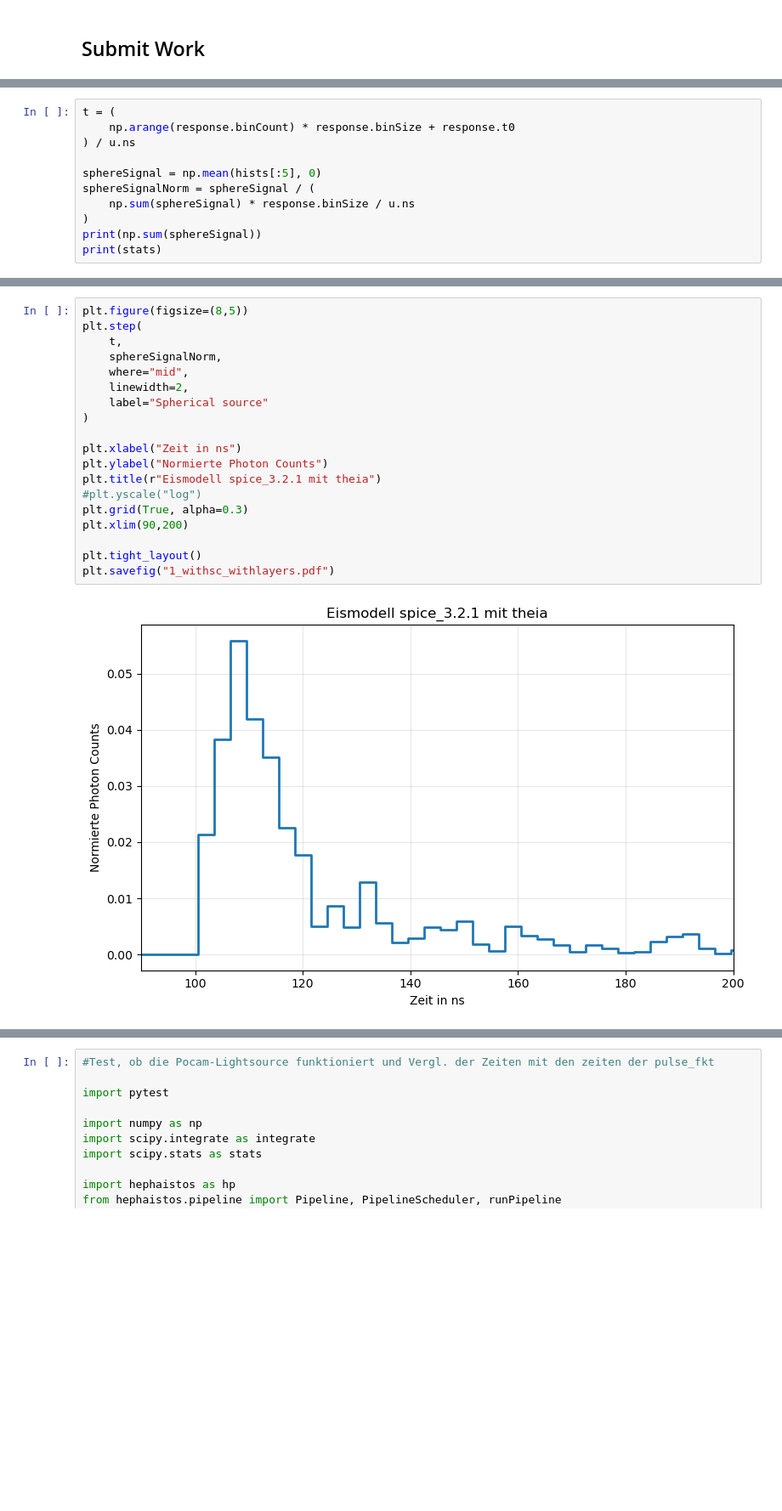
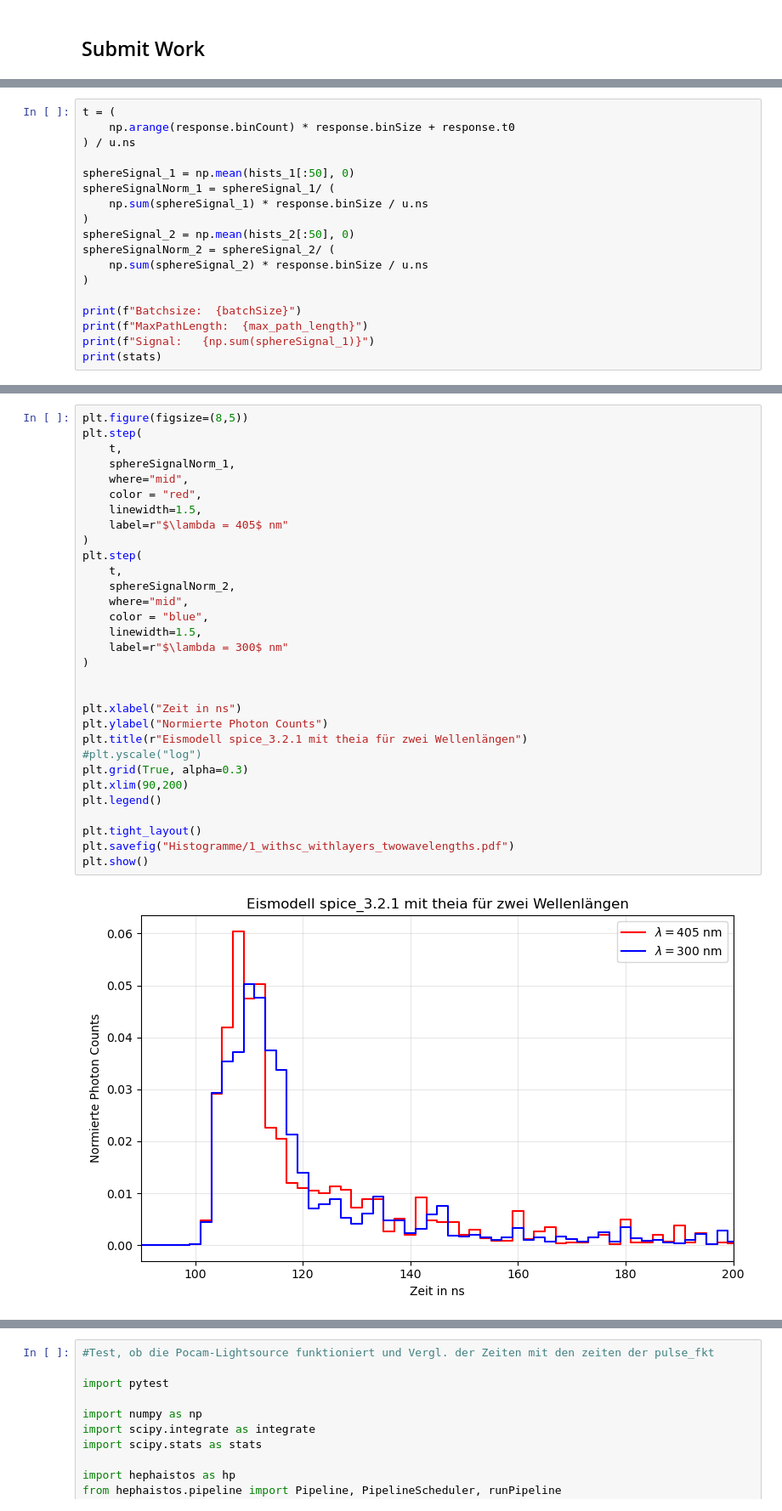
Before and after one commit to elisapolisky/IceCubeSimulationTheia, a Jupyter notebook: 1_withsc_withlayers.ipynb, the cells around one changed output, grey strips where cells are left out. Shown at 85% size. Cells and saved outputs as stored; diff of their text form; blank space fills up the shorter version.

```diff
--- a/1_withsc_withlayers.ipynb
+++ b/1_withsc_withlayers.ipynb
@@ -115,10 +148,17 @@ t = (
     np.arange(response.binCount) * response.binSize + response.t0
 ) / u.ns
 
-sphereSignal = np.mean(hists[:5], 0)
-sphereSignalNorm = sphereSignal / (
-    np.sum(sphereSignal) * response.binSize / u.ns
+sphereSignal_1 = np.mean(hists_1[:50], 0)
+sphereSignalNorm_1 = sphereSignal_1/ (
+    np.sum(sphereSignal_1) * response.binSize / u.ns
 )
-print(np.sum(sphereSignal))
+sphereSignal_2 = np.mean(hists_2[:50], 0)
+sphereSignalNorm_2 = sphereSignal_2/ (
+    np.sum(sphereSignal_2) * response.binSize / u.ns
+)
+
+print(f"Batchsize:  {batchSize}")
+print(f"MaxPathLength:  {max_path_length}")
+print(f"Signal:   {np.sum(sphereSignal_1)}")
 print(stats)
 # %% [output]
@@ -138,21 +180,33 @@ scattered: 5,982,248
 # %%
 plt.figure(figsize=(8,5))
 plt.step(
     t,
-    sphereSignalNorm,
+    sphereSignalNorm_1,
     where="mid",
-    linewidth=2,
-    label="Spherical source"
+    color = "red",
+    linewidth=1.5,
+    label=r"$\lambda = 405$ nm"
 )
+plt.step(
+    t,
+    sphereSignalNorm_2,
+    where="mid",
+    color = "blue",
+    linewidth=1.5,
+    label=r"$\lambda = 300$ nm"
+)
+
 
 plt.xlabel("Zeit in ns")
 plt.ylabel("Normierte Photon Counts")
-plt.title(r"Eismodell spice_3.2.1 mit theia")
+plt.title(r"Eismodell spice_3.2.1 mit theia für zwei Wellenlängen")
 #plt.yscale("log")
 plt.grid(True, alpha=0.3)
 plt.xlim(90,200)
+plt.legend()
 
 plt.tight_layout()
-plt.savefig("1_withsc_withlayers.pdf")
+plt.savefig("Histogramme/1_withsc_withlayers_twowavelengths.pdf")
+plt.show()
 # %% [output]
-[figure, old version]
+[figure, new version]
```
Also changed, not shown: parts of 8 cells of this notebook.
